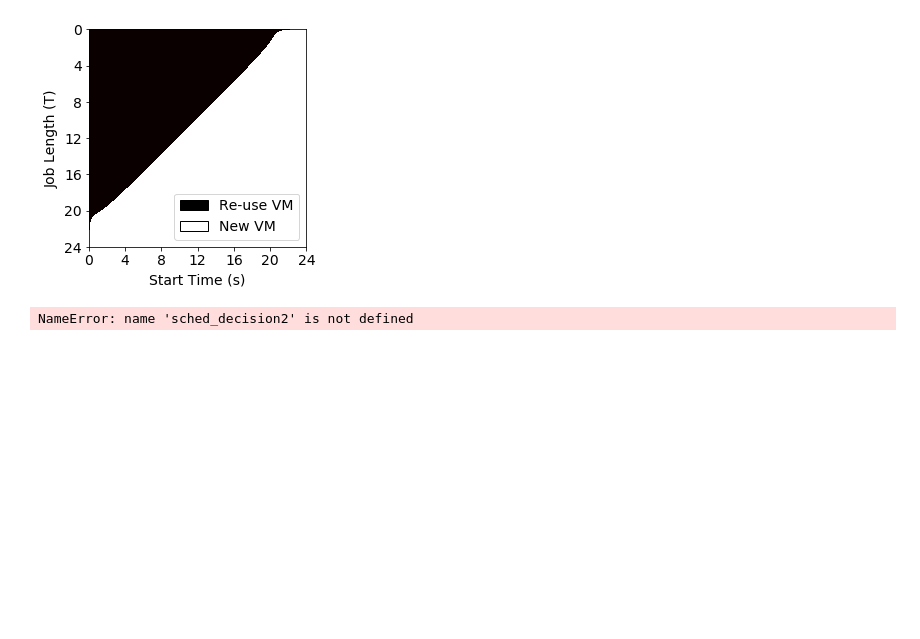
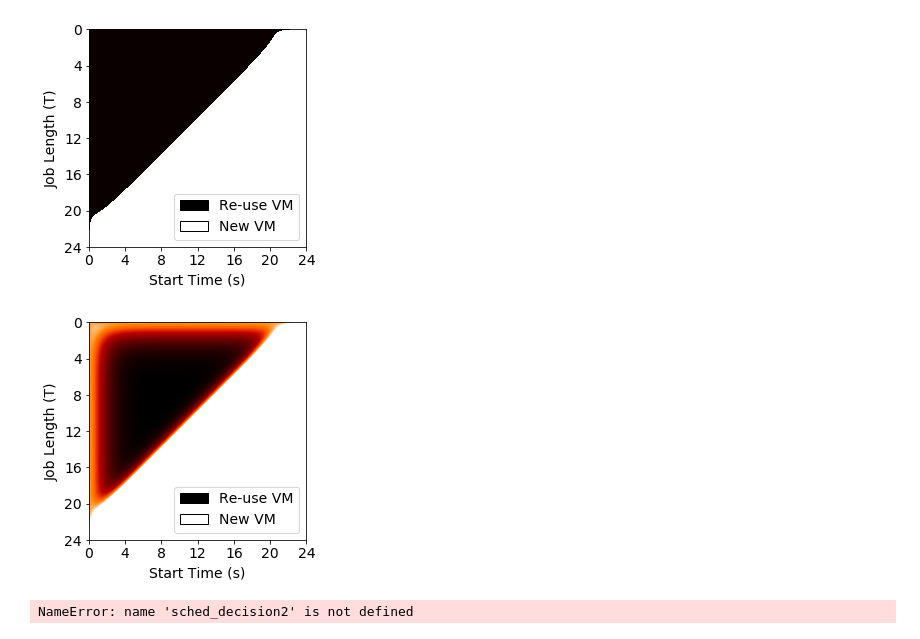
Before and after one commit to prateek-s/scispot, a Jupyter notebook: code/tipping-sim.ipynb, the cells around one changed output. Drawn from its saved outputs; the diff is of its cells as text; code cells hidden in the pictures; blank space fills up the shorter version.

```diff
--- a/code/tipping-sim.ipynb
+++ b/code/tipping-sim.ipynb
@@ -222,6 +222,42 @@ plt.savefig("../graphs/tipping.pdf",bbox_inches='tight')
     #ax.plot_surface(X, Y, Z)
 # %% [output]
 [figure]
+# %%
+starts  = np.arange(0, 24, 0.01)
+lens  = np.arange(0,24, 0.01)
+X, Y = np.meshgrid(starts, lens)
+fig = plt.figure()
+ax = fig.add_subplot(111) #,projection='3d')
+Z = sched_decision(X, Y)
+    #Axes3D.plot_surface(X=X, Y=Y, Z=Z)
+# 5\% Bias in favor of reusing VM..
+#Z[Z<=0.05]= -1  #Old VM preferred: Black
+
+Z[Z>0.1] = 0.1 #New VM preferred : White
+
+im1 = ax.imshow(Z,cmap='gist_heat') #hot
+ax.set_xlabel("Start Time (s)")
+ax.set_ylabel("Job Length (T)")
+ax.xaxis.set_major_locator(plt.MaxNLocator(6))
+ax.yaxis.set_major_locator(plt.MaxNLocator(6))
+
+#ax.tick_params(length=6)
+ax.set_xticklabels([0, 0,4,8,12,16,20,24])
+ax.set_yticklabels([0, 0,4,8,12,16,20,24])
+
+#ax1_divider = make_axes_locatable(ax)
+#cax1 = ax1_divider.append_axes("right", size="7%", pad="2%")
+#cb1 = fig.colorbar(im1, cax=cax1)
+#plt.show()
+legend_elements = [Patch(facecolor='black', edgecolor='k',
+                         label='Re-use VM'),
+                  Patch(facecolor='white', edgecolor='k',
+                         label='New VM')]
+ax.legend(handles=legend_elements, loc = 'lower right')
+plt.savefig("../graphs/tipping-gradient.pdf",bbox_inches='tight')
+    #ax.plot_surface(X, Y, Z)
+# %% [output]
+[figure, added]
 # %%
 #def plot_3d():
 from matplotlib.patches import Patch
```
Also changed, not shown: 3 other files.
